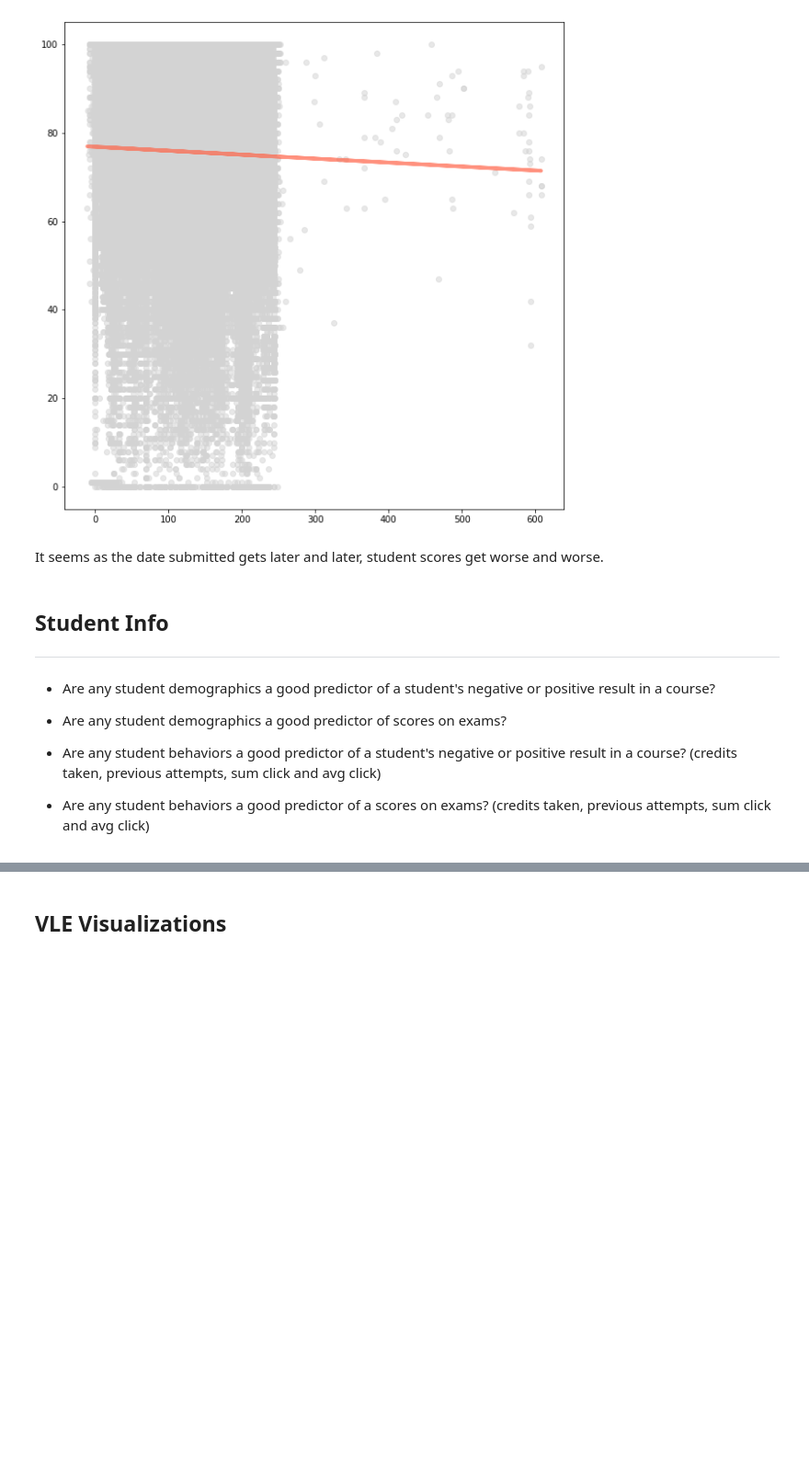
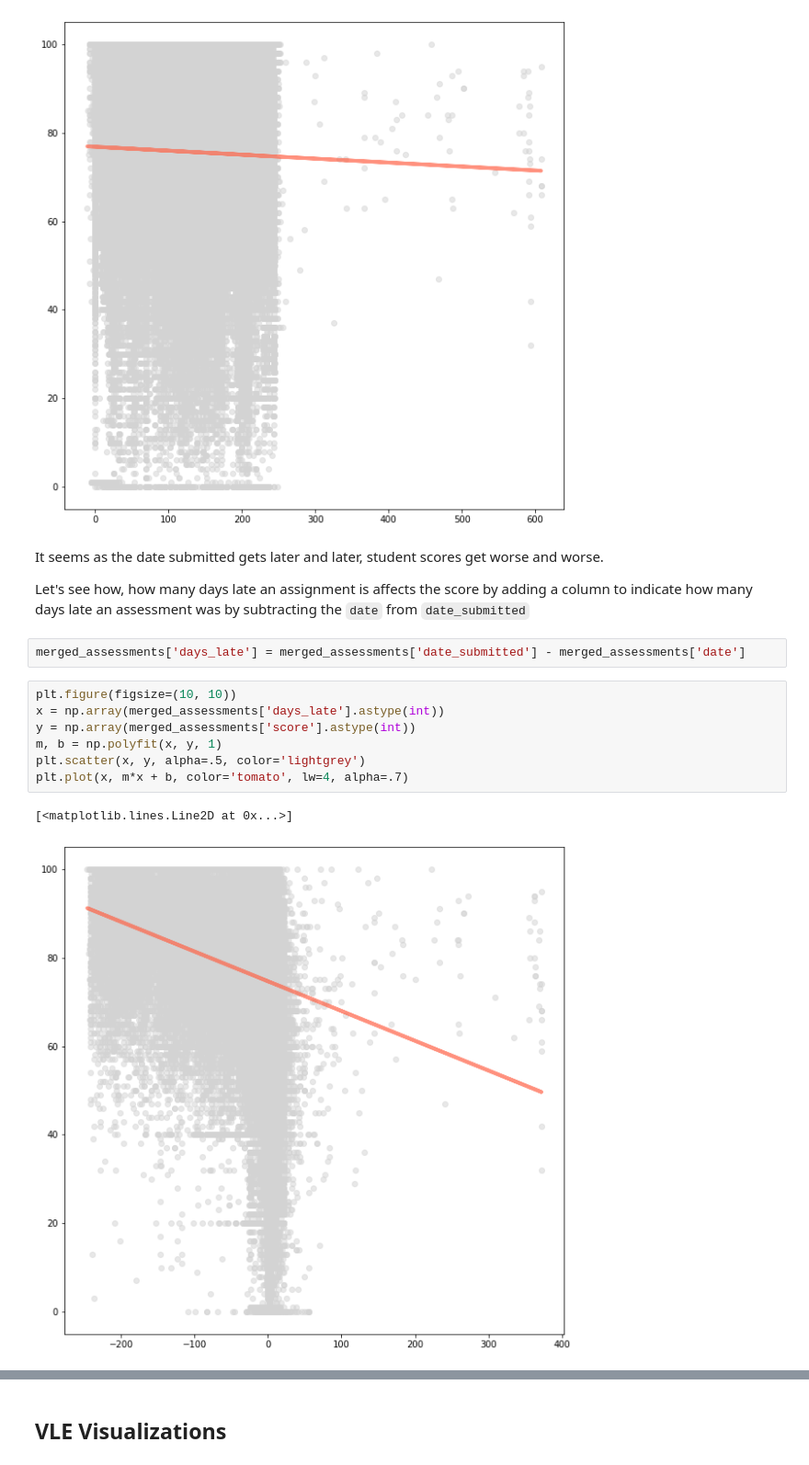
Before and after one commit to freyjagarner/Student-Data-Analysis, a Jupyter notebook: Capstone/Analysis.ipynb, the cells around one changed output, grey strips where cells are left out. Shown at 92% size. Drawn from its saved outputs; the diff is of its cells as text; blank space fills up the shorter version.

```diff
--- a/Capstone/Analysis.ipynb
+++ b/Capstone/Analysis.ipynb
@@ -424,14 +428,17 @@ plt.plot(x, m*x + b, color='tomato', lw=4, alpha=.7)
 [figure]
 # %% [markdown]
 It seems as the date submitted gets later and later, student scores get worse and worse.
+
+Let's see how, how many days late an assignment is affects the score by adding a column to indicate how many days late an assessment was by subtracting the `date` from `date_submitted`
-# %% [markdown]
-## Student Info
----
-
-* Are any student demographics a good predictor of a student's negative or positive result in a course?
-
-* Are any student demographics a good predictor of scores on exams?
-
-* Are any student behaviors a good predictor of a student's negative or positive result in a course? (credits taken, previous attempts, sum click and avg click)
-
-* Are any student behaviors a good predictor of a scores on exams? (credits taken, previous attempts, sum click and avg click)
+# %%
+merged_assessments['days_late'] = merged_assessments['date_submitted'] - merged_assessments['date']
+# %%
+plt.figure(figsize=(10, 10))
+x = np.array(merged_assessments['days_late'].astype(int))
+y = np.array(merged_assessments['score'].astype(int))
+m, b = np.polyfit(x, y, 1)
+plt.scatter(x, y, alpha=.5, color='lightgrey')
+plt.plot(x, m*x + b, color='tomato', lw=4, alpha=.7)
+# %% [output]
+[<matplotlib.lines.Line2D at 0x...>]
+[figure, added]
```
Also changed, not shown: parts of 30 cells of this notebook.
